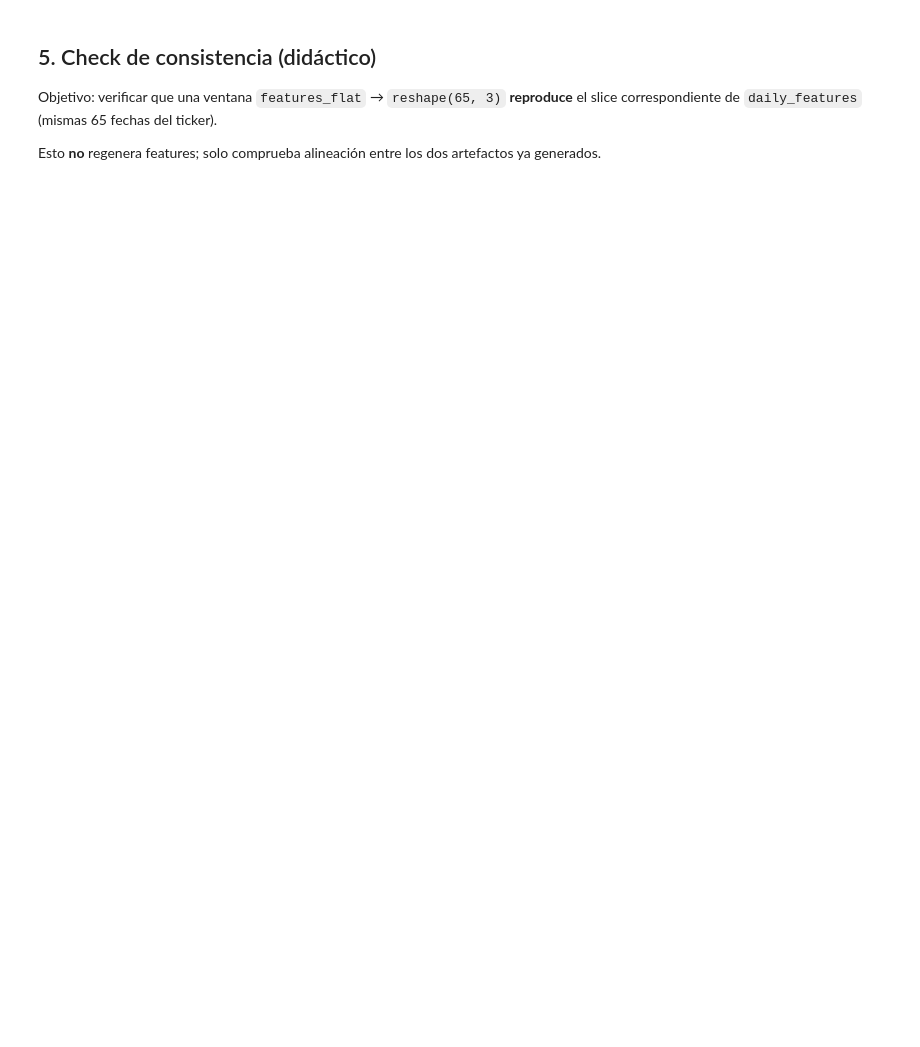
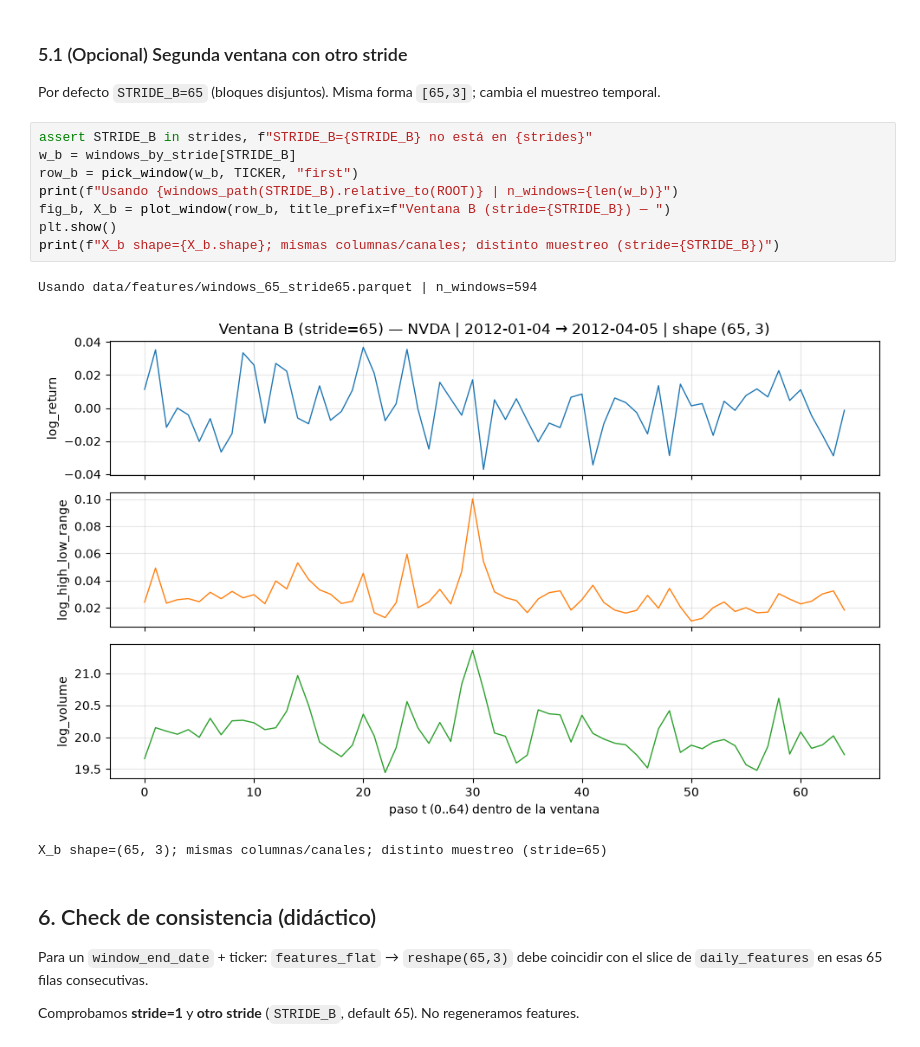
Before and after one commit to CristianCamilo98/TALLER_B5_T1, a Jupyter notebook: notebooks/03b_inspect_features_windows.ipynb, the cells around one changed output. Drawn from its saved outputs; the diff is of its cells as text; blank space fills up the shorter version.

```diff
--- a/notebooks/03b_inspect_features_windows.ipynb
+++ b/notebooks/03b_inspect_features_windows.ipynb
@@ -488,8 +475,24 @@ X_b shape=(65, 3); log_volume mean AMD=16.5425 vs NVDA=20.0675
+# %% [markdown]
+### 5.1 (Opcional) Segunda ventana con otro stride
+
+Por defecto `STRIDE_B=65` (bloques disjuntos). Misma forma `[65,3]`; cambia el muestreo temporal.
+# %%
+assert STRIDE_B in strides, f"STRIDE_B={STRIDE_B} no está en {strides}"
+w_b = windows_by_stride[STRIDE_B]
+row_b = pick_window(w_b, TICKER, "first")
+print(f"Usando {windows_path(STRIDE_B).relative_to(ROOT)} | n_windows={len(w_b)}")
+fig_b, X_b = plot_window(row_b, title_prefix=f"Ventana B (stride={STRIDE_B}) — ")
+plt.show()
+print(f"X_b shape={X_b.shape}; mismas columnas/canales; distinto muestreo (stride={STRIDE_B})")
+# %% [output]
+Usando data/features/windows_65_stride65.parquet | n_windows=594
+[figure, added]
+X_b shape=(65, 3); mismas columnas/canales; distinto muestreo (stride=65)
 # %% [markdown]
-## 5. Check de consistencia (didáctico)
+## 6. Check de consistencia (didáctico)
 
-Objetivo: verificar que una ventana `features_flat` → `reshape(65, 3)` **reproduce** el slice
-correspondiente de `daily_features` (mismas 65 fechas del ticker).
+Para un `window_end_date` + ticker: `features_flat` → `reshape(65,3)` debe coincidir
+con el slice de `daily_features` en esas 65 filas consecutivas.
 
-Esto **no** regenera features; solo comprueba alineación entre los dos artefactos ya generados.
+Comprobamos **stride=1** y **otro stride** (`STRIDE_B`, default 65). No regeneramos features.
 # %%
```
Also changed, not shown: parts of 28 cells of this notebook, 1 other file.
